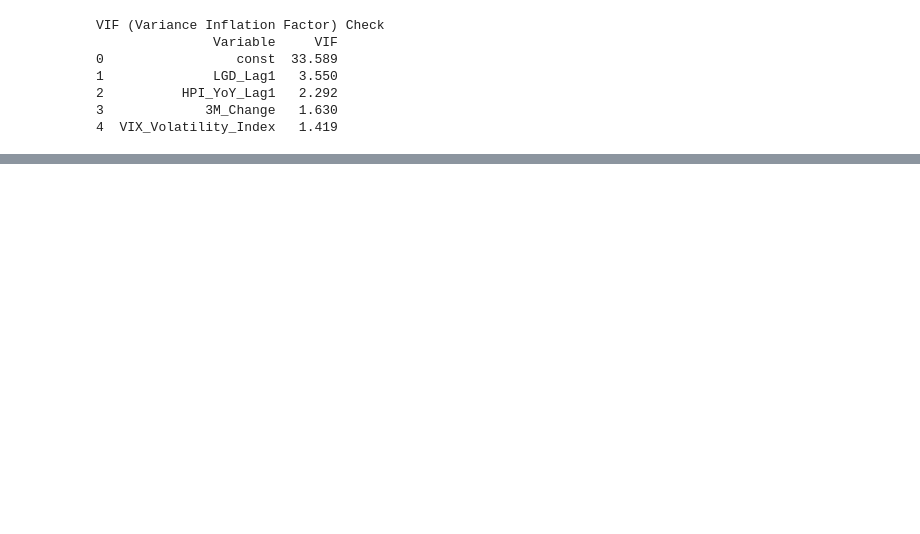
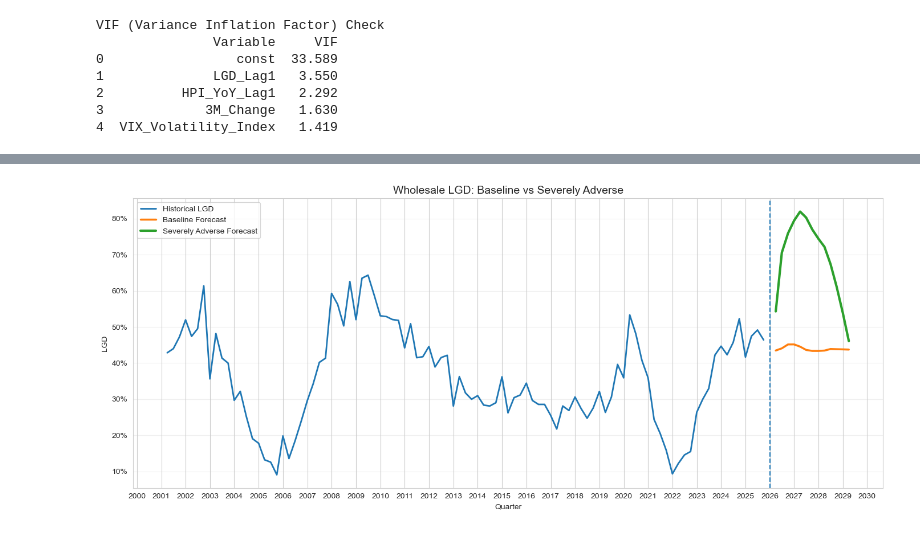
Before and after one commit to kgpai97-lab/ccar-framework, a Jupyter notebook: lgd_wholesale_model.ipynb, the cells around one changed output, grey strips where cells are left out. Cells and saved outputs as stored; diff of their text form; code cells hidden in the pictures; blank space fills up the shorter version.

```diff
--- a/lgd_wholesale_model.ipynb
+++ b/lgd_wholesale_model.ipynb
@@ -1100,0 +990,10 @@ plt.show()
+# %%
+sev_path = "./raw_data/2026_Final_Supervisory_Severely_Adverse_Domestic.csv"
+
+scenario_full_sev, forecast_lgd_sev, lgd_2025q4_hat_sev = run_lgd_scenario(
+    scenario_path=sev_path,
+    scenario_name="Severely Adverse",
+    df_model=df_model,
+    df_macro=df_macro,
+    res=res
+)
@@ -1100,0 +1098,39 @@ plt.show()
+# %%
+# convert both forecast tables to plot-ready
+def prep_forecast_plot(df, value_col="Pred_Wholesale_LGD"):
+    out = df.copy()
+    out["Quarter"] = out["Quarter"].astype(str)
+    out["Date"] = out["Quarter"].str.replace("Q1", "-03-31") \
+                               .str.replace("Q2", "-06-30") \
+                               .str.replace("Q3", "-09-30") \
+                               .str.replace("Q4", "-12-31")
+    out["Date"] = pd.to_datetime(out["Date"])
+    out["Wholesale_LGD"] = out[value_col]
+    return out
+
+plot_base = prep_forecast_plot(forecast_lgd_base)
+plot_sev = prep_forecast_plot(forecast_lgd_sev)
+
+plt.figure(figsize=(14, 6))
+
+plt.plot(actual_part["Date"], actual_part["Wholesale_LGD"], label="Historical LGD", linewidth=2)
+plt.plot(plot_base["Date"], plot_base["Wholesale_LGD"], label="Baseline Forecast", linewidth=2.5)
+plt.plot(plot_sev["Date"], plot_sev["Wholesale_LGD"], label="Severely Adverse Forecast", linewidth=3)
+
+plt.axvline(x=pd.Timestamp("2025-12-31"), linestyle="--", linewidth=1.5)
+
+plt.title("Wholesale LGD: Baseline vs Severely Adverse", fontsize=14)
+plt.xlabel("Quarter")
+plt.ylabel("LGD")
+
+ax = plt.gca()
+ax.xaxis.set_major_locator(mdates.YearLocator())
+ax.xaxis.set_major_formatter(mdates.DateFormatter("%Y"))
+ax.yaxis.set_major_formatter(PercentFormatter(1.0))
+
+plt.legend(frameon=True)
+plt.grid(True, axis="y", alpha=0.3)
+plt.tight_layout()
+plt.show()
+# %% [output]
+[figure, added]
```
Also changed, not shown: parts of 18 cells of this notebook, 2 other files.
